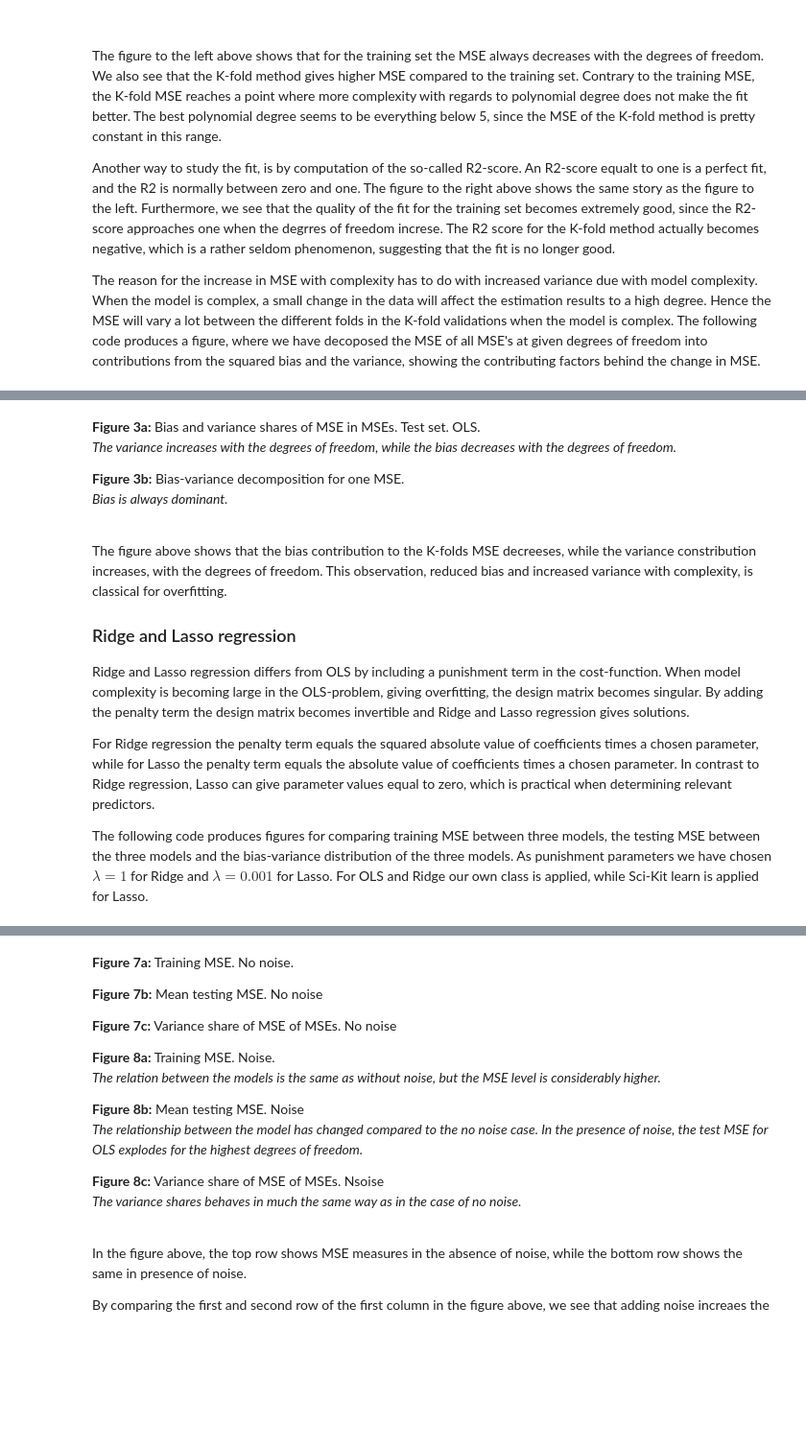
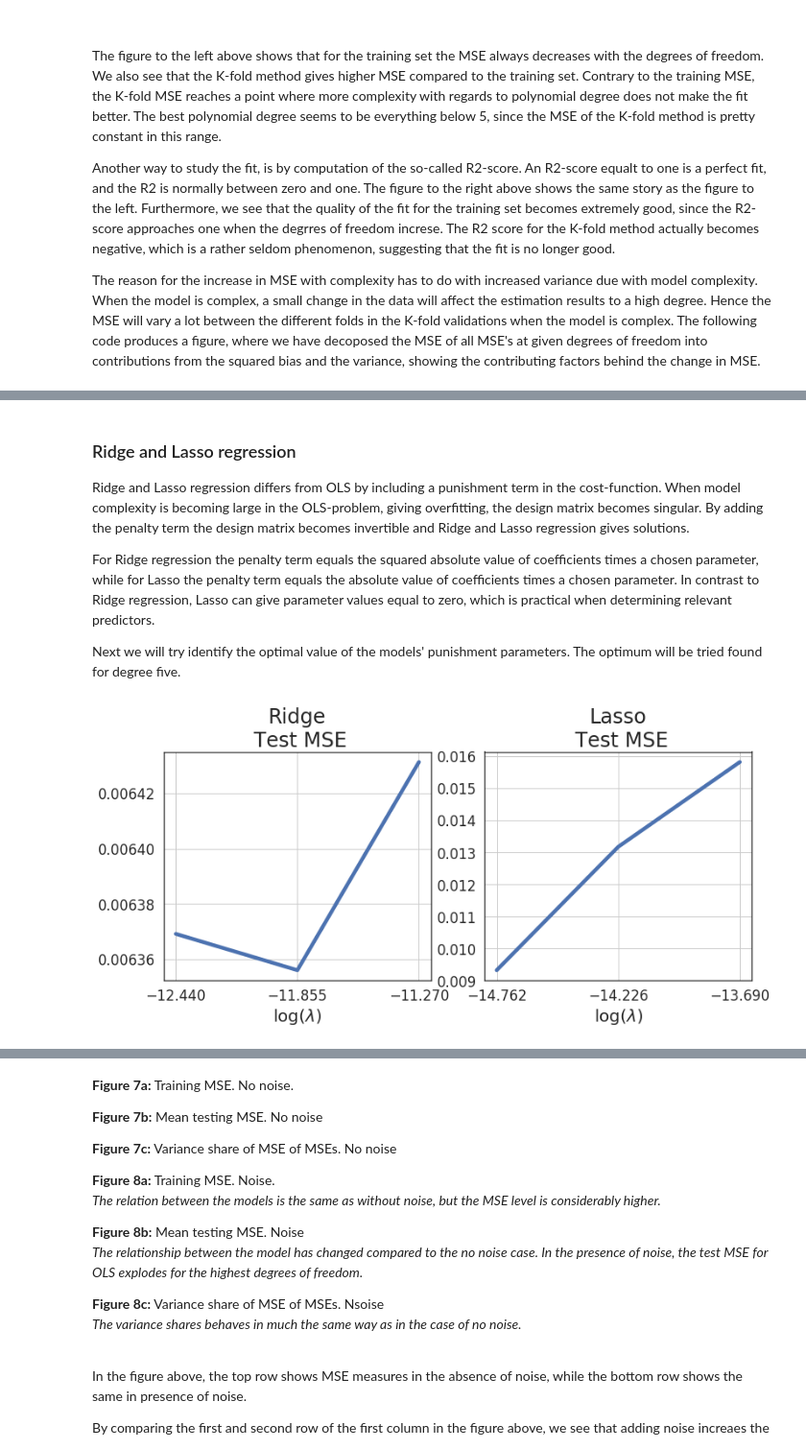
Before and after one commit to kaaja/ADAML, a Jupyter notebook: m1/m1Class.ipynb, the cells around one changed output, grey strips where cells are left out. Shown at 96% size. Cells and saved outputs as stored; diff of their text form; code cells hidden in the pictures; blank space fills up the shorter version.

Commit message:
minimum running. Next: write

```diff
--- a/m1/m1Class.ipynb
+++ b/m1/m1Class.ipynb
@@ -75,16 +80,22 @@ tst1.biasVariancePlot(lastDegree=lastDegree)
 # %% [markdown]
-__Figure 3a:__ Bias and variance shares of MSE in MSEs. Test set. OLS. <br>
-_The variance increases with the degrees of freedom, while the bias decreases with the degrees of freedom._ <br>
-
-__Figure 3b:__ Bias-variance decomposition for one MSE. <br>
-_Bias is always dominant._ <br>
-<br>
-
-The figure above shows that the bias contribution to the K-folds MSE decreeses, while the variance constribution increases, with the degrees of freedom. This observation, reduced bias and increased variance with complexity, is classical for overfitting.
-
 ### Ridge and Lasso regression
 Ridge and Lasso regression differs from OLS by including a punishment term in the cost-function. When model complexity is becoming large in the OLS-problem, giving overfitting, the design matrix becomes singular. By adding the penalty term the design matrix becomes invertible and Ridge and Lasso regression gives solutions. <br>
 
 For Ridge regression the penalty term equals the squared absolute value of coefficients times a chosen parameter, while for Lasso the penalty term equals the absolute value of coefficients times a chosen parameter. In contrast to Ridge regression, Lasso can give parameter values equal to zero, which is practical when determining relevant predictors. <br>
 
-The following code produces figures for comparing training MSE between three models, the testing MSE between the three models and the bias-variance distribution of the three models. As punishment parameters we have chosen $\lambda =1 $ for Ridge and $\lambda = 0.001$ for Lasso. For OLS and Ridge our own class is applied, while Sci-Kit learn is applied for Lasso.
+Next we will try identify the optimal value of the models' punishment parameters. The optimum will be tried found for degree five.
+# %%
+degree=5
+numberOfFolds = 10
+startLambdaRidge = .00018
+startLambdaLasso =  .8*.0000946125*1.45**-2#.0000946125
+numberOfPoints = 3
+maxIterations = 100000
+adjustmentFactorRidge = 1.5
+adjustmentFactorLasso = 1.45
+tst1.punishmenParameterAnalysis(degree=degree, numberOfFolds = numberOfFolds, startLambdaRidge=startLambdaRidge, \
+                                   startLambdaLasso = startLambdaLasso, numberOfPoints = numberOfPoints,\
+                                    maxIterations = maxIterations, adjustmentFactorRidge=adjustmentFactorRidge,\
+                                   adjustmentFactorLasso=adjustmentFactorLasso)
+# %% [output]
+[figure, added]
```
Also changed, not shown: parts of 29 cells of this notebook, 1 other file.
